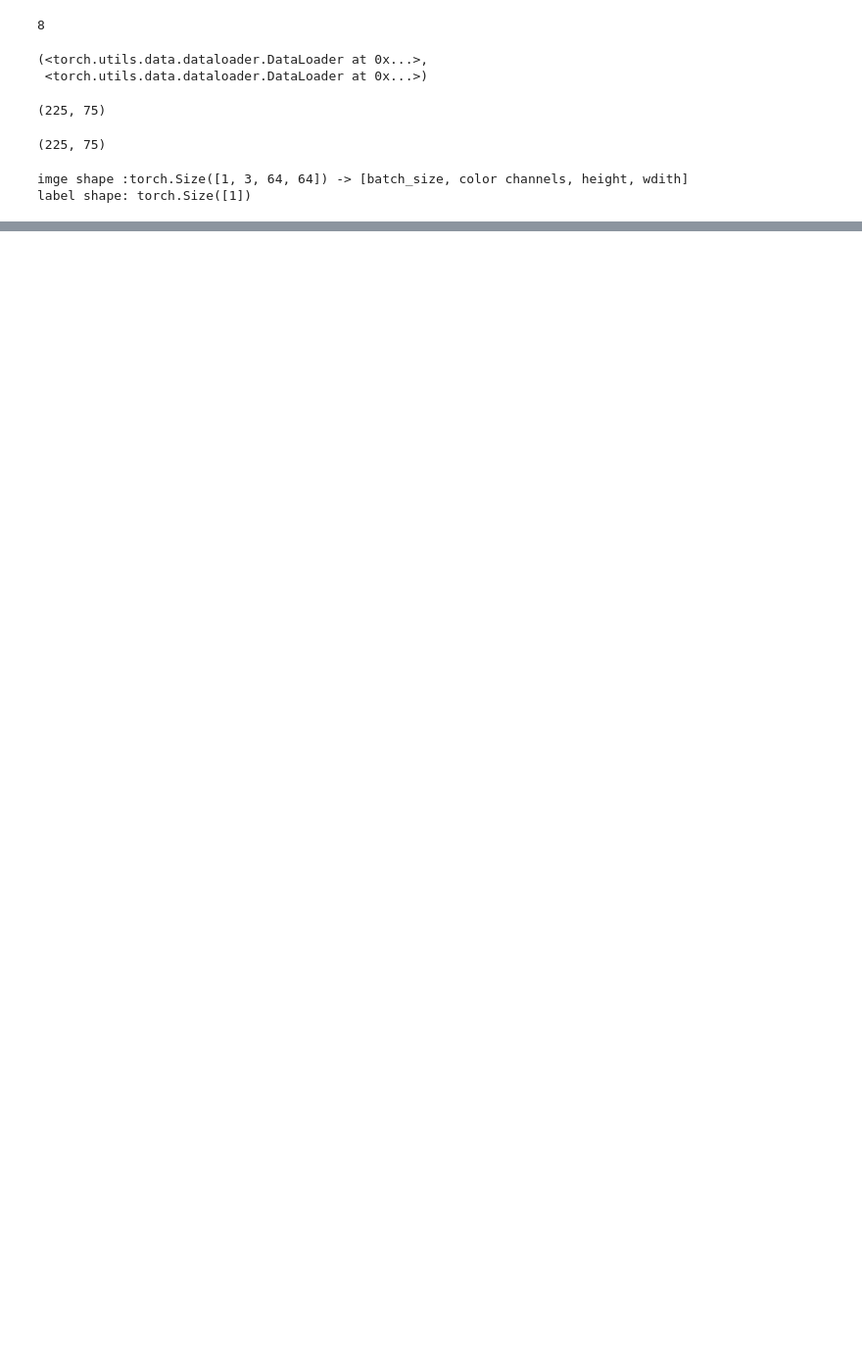
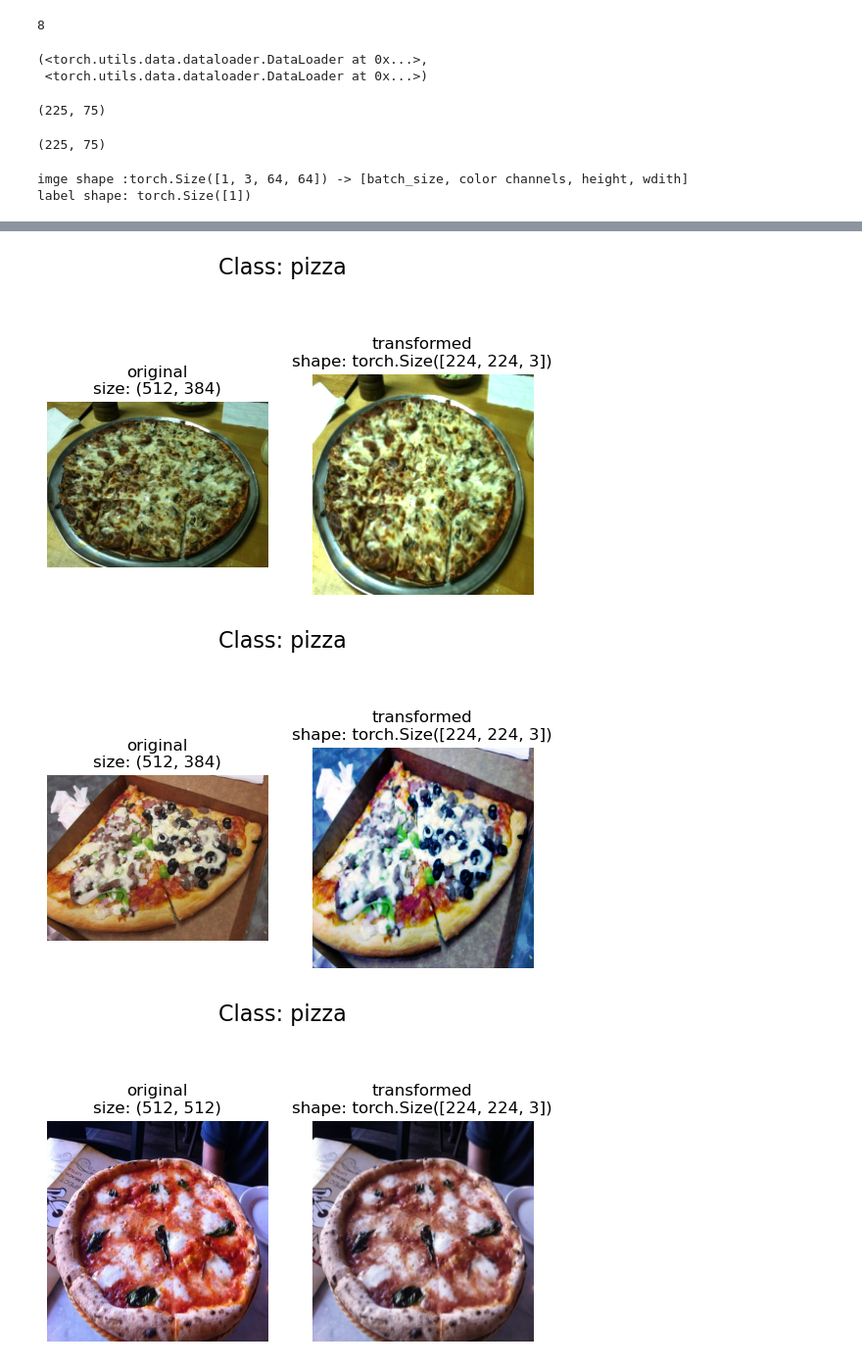
Before and after one commit to stanleyedward/pytorching, a Jupyter notebook: 6_pytorch_custom_datasets/main.ipynb, the cells around one changed output, grey strips where cells are left out. Shown at 98% size. Saved outputs shown, nothing was run; the diff lists cells and outputs as text; code cells hidden in the pictures; blank space fills up the shorter version.

```diff
--- a/6_pytorch_custom_datasets/main.ipynb
+++ b/6_pytorch_custom_datasets/main.ipynb
@@ -427,0 +715,16 @@ label shape: torch.Size([1])
+# %%
+from torchvision import transforms
+train_transform = transforms.Compose([
+    transforms.Resize(size=(224,224)),
+    transforms.TrivialAugmentWide(num_magnitude_bins=31), # magnitude of augmentation max is 31
+    transforms.ToTensor()
+])
+
+test_transform = transforms.Compose([
+    transforms.Resize(size=(224,224)),
+    transforms.ToTensor()
+])
+# %%
+#gget all iamge paths
+image_path_list = list(image_path.glob("*/*/*.jpg"))
+image_path_list[:10]
@@ -427,0 +742,12 @@ label shape: torch.Size([1])
+# %%
+#Plot random tranformed images
+plot_transformed_images(
+    image_paths=image_path_list,
+    transform=train_transform,
+    n=3,
+    seed=None
+)
+# %% [output]
+[figure, added]
+[figure, added]
+[figure, added]
```
Also changed, not shown: parts of 58 cells of this notebook.
